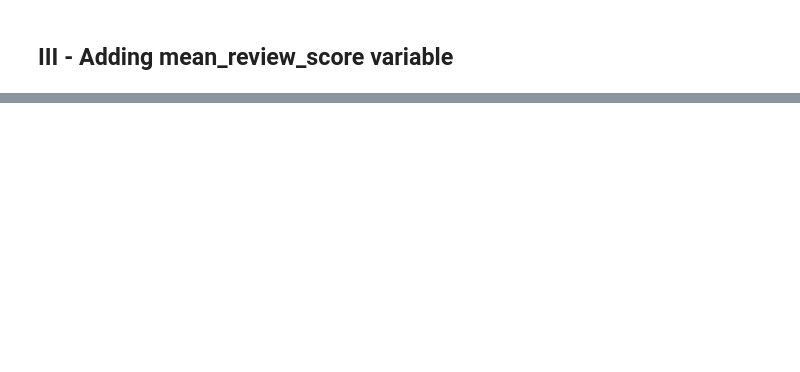
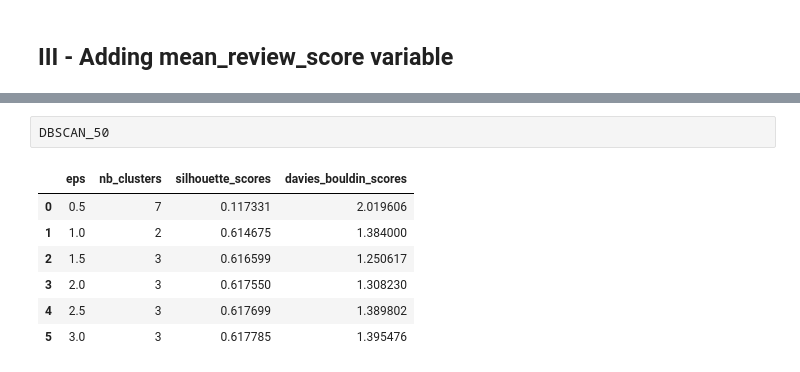
Before and after one commit to RobinPbt/P5-Openclassrooms, a Jupyter notebook: P5_modeling.ipynb, the cells around one changed output, grey strips where cells are left out. Cells and saved outputs as stored; diff of their text form; blank space fills up the shorter version.

```diff
--- a/P5_modeling.ipynb
+++ b/P5_modeling.ipynb
@@ -909,0 +1024,10 @@ relation_variable_clusters(selected_model, X_simplified, figsize=(19,6))
+# %%
+DBSCAN_50
+# %% [output]
+|  | eps | nb_clusters | silhouette_scores | davies_bouldin_scores |
+| 0 | 0.5 | 7 | 0.117331 | 2.019606 |
+| 1 | 1.0 | 2 | 0.614675 | 1.384000 |
+| 2 | 1.5 | 3 | 0.616599 | 1.250617 |
+| 3 | 2.0 | 3 | 0.617550 | 1.308230 |
+| 4 | 2.5 | 3 | 0.617699 | 1.389802 |
+| 5 | 3.0 | 3 | 0.617785 | 1.395476 |
```
Also changed, not shown: parts of 101 cells of this notebook, 1 other file.
